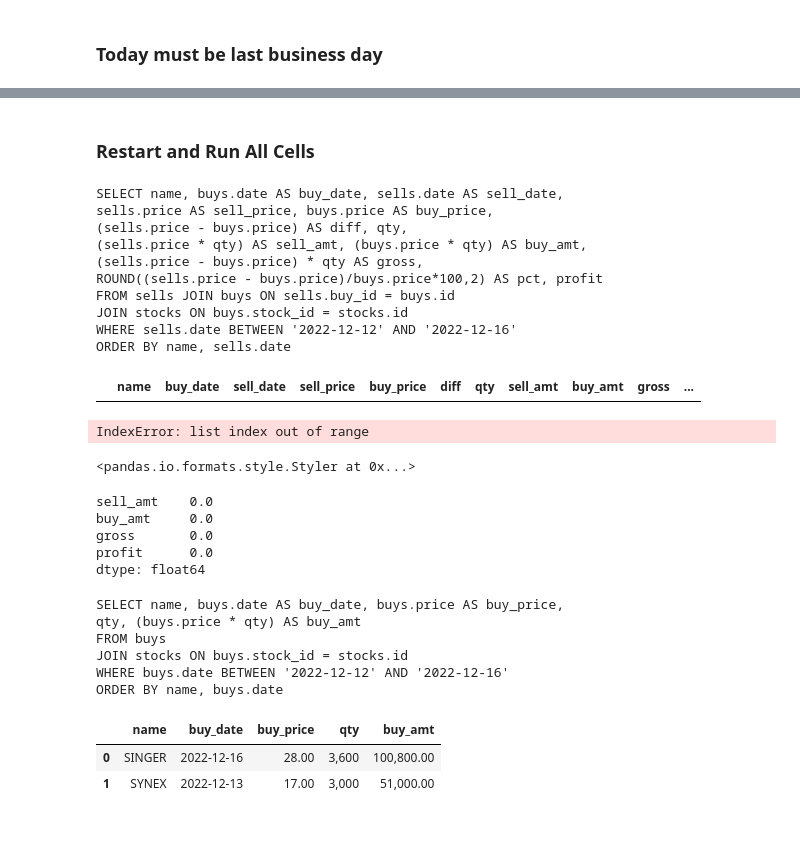
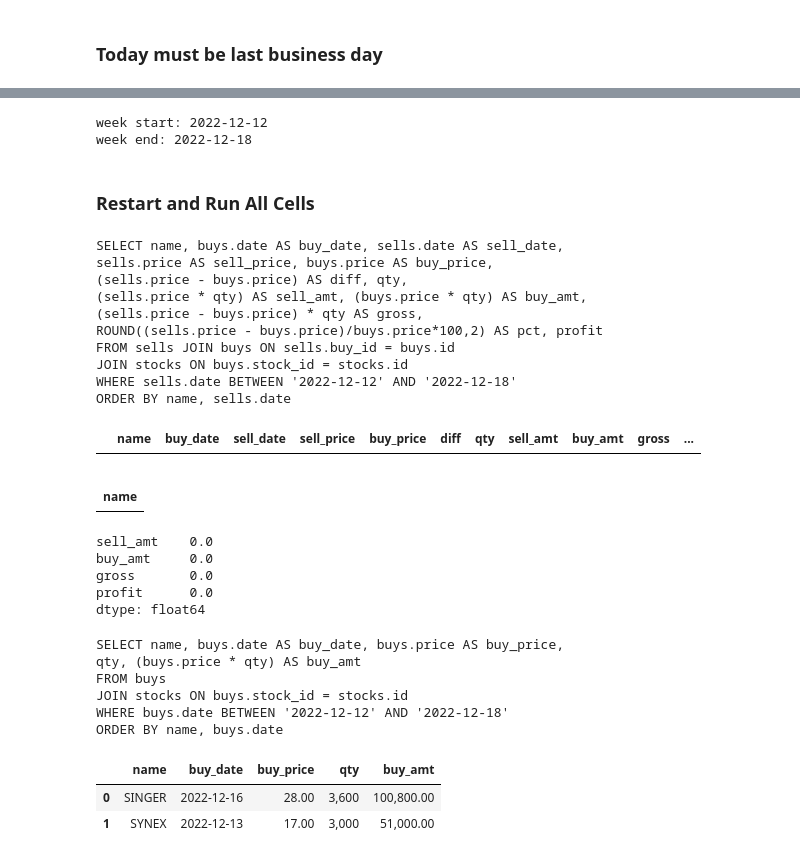
Before and after one commit to santimcs/A8, a Jupyter notebook: Weekly/080-Weekly-Transactions.ipynb, the cells around one changed output, grey strips where cells are left out. Cells and saved outputs as stored; diff of their text form; code cells hidden in the pictures; blank space fills up the shorter version.

```diff
--- a/Weekly/080-Weekly-Transactions.ipynb
+++ b/Weekly/080-Weekly-Transactions.ipynb
@@ -36,7 +37,2 @@ datetime.date(2022, 12, 18)
 # %% [markdown]
 ### Today must be last business day
-# %%
-today = today - timedelta(days=2)
-eow = today
-bow = eow - timedelta(days=4)
-(bow, eow)
@@ -44,0 +39,9 @@ bow = eow - timedelta(days=4)
+# %%
+# specify the number of business days
+num_days = 1
+# convert the timedelta object to a BusinessDay object
+num_business_days = BDay(num_days)
+yesterday = today - num_business_days
+#yesterday = yesterday.date()
+print(f'today: {today}')
+print(f'yesterday: {yesterday}')
@@ -45,3 +51,14 @@ bow = eow - timedelta(days=4)
+# %%
+# find the beginning of the week for the given yesterday
+week_start = yesterday.to_period('W').start_time
+week_end = yesterday.to_period('W').end_time
+week_start = week_start.date()
+week_end = week_end.date()
+print(f'week start: {week_start}')
+print(f'week end: {week_end}')
+# %% [output]
+week start: 2022-12-12
+week end: 2022-12-18
 # %% [markdown]
 ### Restart and Run All Cells
 # %%
@@ -56,7 +73,7 @@ FROM sells JOIN buys ON sells.buy_id = buys.id
 JOIN stocks ON buys.stock_id = stocks.id
 WHERE sells.date BETWEEN '%s' AND '%s'
 ORDER BY name, sells.date'''
-sql = sql % (bow, eow)
+sql = sql % (week_start, week_end)
 print(sql)
 # %% [output]
 SELECT name, buys.date AS buy_date, sells.date AS sell_date,
@@ -67,7 +84,7 @@ sells.price AS sell_price, buys.price AS buy_price,
 ROUND((sells.price - buys.price)/buys.price*100,2) AS pct, profit
 FROM sells JOIN buys ON sells.buy_id = buys.id
 JOIN stocks ON buys.stock_id = stocks.id
-WHERE sells.date BETWEEN '2022-12-12' AND '2022-12-16'
+WHERE sells.date BETWEEN '2022-12-12' AND '2022-12-18'
 ORDER BY name, sells.date
 # %%
 sells_df = pd.read_sql(sql, conpf)
@@ -76,10 +93,11 @@ sells_df.style.format(format_dict)
 |  | name | buy_date | sell_date | sell_price | buy_price | diff | qty | sell_amt | buy_amt | gross | ... |
 # %%
 sells_grp = sells_df.groupby(['name'])[['qty','sell_amt','buy_amt','gross','profit']].sum()
-sells_grp.style.format(format_dict)
+#sells_grp.style.format(format_dict)
+sells_grp
 # %% [output]
-IndexError: list index out of range
-<pandas.io.formats.style.Styler at 0x...>
+|  |
+| name |
 # %%
 sells_df[['sell_amt','buy_amt','gross','profit']].sum()
 # %% [output]
@@ -96,14 +114,14 @@ FROM buys
 JOIN stocks ON buys.stock_id = stocks.id
 WHERE buys.date BETWEEN '%s' AND '%s'
 ORDER BY name, buys.date'''
-sql = sql % (bow, eow)
+sql = sql % (week_start, week_end)
 print(sql)
 # %% [output]
 SELECT name, buys.date AS buy_date, buys.price AS buy_price,
 qty, (buys.price * qty) AS buy_amt
 FROM buys
 JOIN stocks ON buys.stock_id = stocks.id
-WHERE buys.date BETWEEN '2022-12-12' AND '2022-12-16'
+WHERE buys.date BETWEEN '2022-12-12' AND '2022-12-18'
 ORDER BY name, buys.date
 # %%
 buys_df = pd.read_sql(sql, conpf)
```
Also changed, not shown: parts of 7 cells of this notebook, 43 other files.
